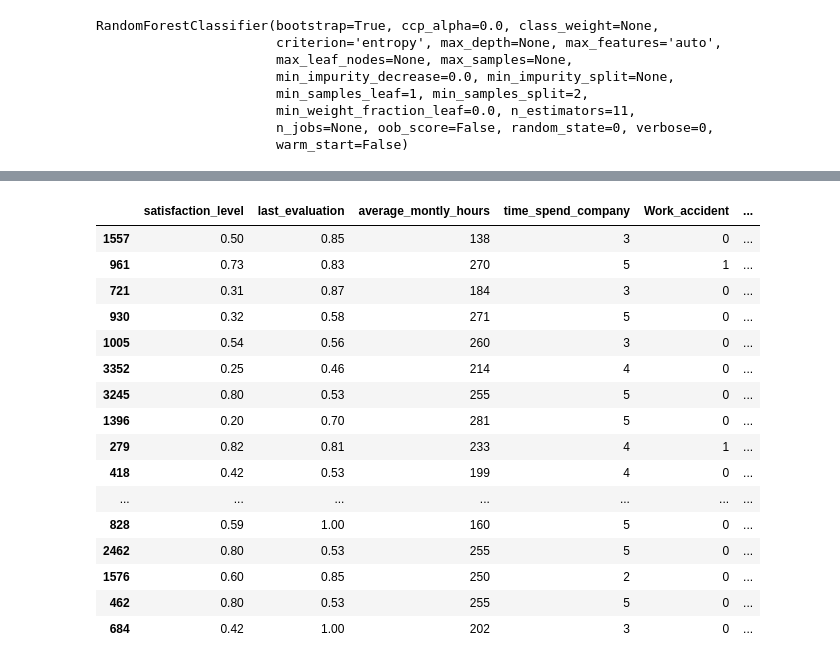
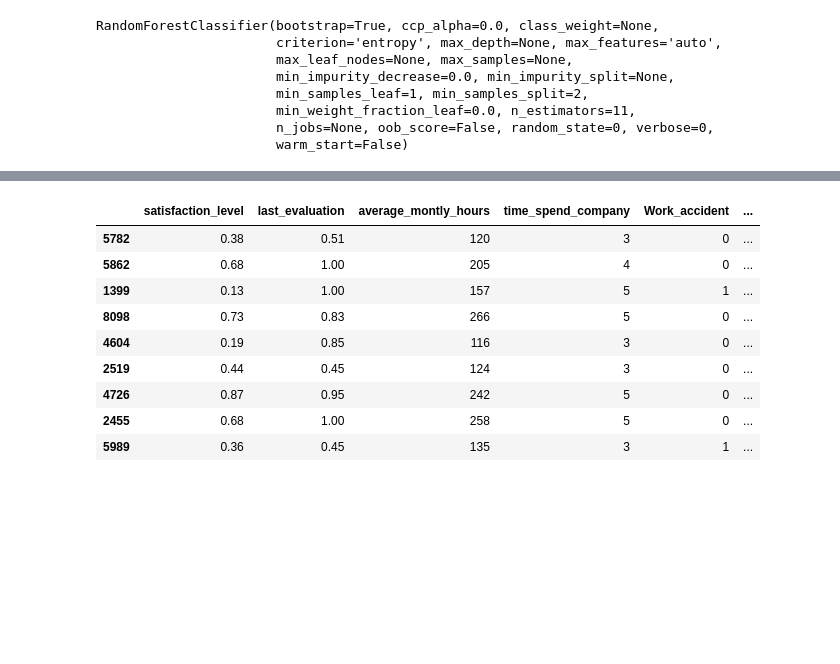
Before and after one commit to emetowinner/DataScience, a Jupyter notebook: Hash Analyst Internship/Phase1_Project/Employee Attrition .ipynb, the cells around one changed output, grey strips where cells are left out. Saved outputs shown, nothing was run; the diff lists cells and outputs as text; code cells hidden in the pictures; blank space fills up the shorter version.

Commit message:
updated employee attrition model

```diff
--- a/Hash Analyst Internship/Phase1_Project/Employee Attrition .ipynb
+++ b/Hash Analyst Internship/Phase1_Project/Employee Attrition .ipynb
@@ -165,6 +163,6 @@ array([1, 1, 1, ..., 0, 0, 0], dtype=int64)
 # %%
 # Split dataset into train and test set
-X_train, X_test, Y_train, Y_test = train_test_split(X,Y,test_size=0.40,random_state=0)
+X_train, X_test, Y_train, Y_test = train_test_split(X,Y,test_size=0.20,random_state=0)
 
 #Create the Random Forest model and fitting the data
 classifier  = RandomForestClassifier(n_estimators=11, criterion='entropy', random_state=0)
@@ -202,7 +200,7 @@ X1 = total_employees[["satisfaction_level","last_evaluation","average_montly_hou
 Y1 = total_employees["left_company"]
 
 # Split dataset into train and test set
-X_train1, X_test1, Y_train1, Y_test1 = train_test_split(X1,Y1,test_size=0.40,random_state=0)
+X_train1, X_test1, Y_train1, Y_test1 = train_test_split(X1,Y1,test_size=0.20,random_state=0)
 
 employee_prone_to_leave = pd.DataFrame(X_test1)
 employee_prone_to_leave["left_company"]  = Y_test1
@@ -225,23 +223,16 @@ employee_prone_to_leave
 # %%
 # Predicting employees that will leave the company
-leaving = employee_prone_to_leave[(employee_prone_to_leave["predicted"] == 1) & (employee_prone_to_leave["left_company"] != "YES") ]
+leaving = employee_prone_to_leave[(employee_prone_to_leave["predicted"] == 1) & (employee_prone_to_leave["left_company"] == "NO") ]
 leaving.to_csv("Employees prone to leave.csv")
 leaving
 # %% [output]
 |  | satisfaction_level | last_evaluation | average_montly_hours | time_spend_company | Work_accident | ... |
-| 1557 | 0.50 | 0.85 | 138 | 3 | 0 | ... |
-| 961 | 0.73 | 0.83 | 270 | 5 | 1 | ... |
-| 721 | 0.31 | 0.87 | 184 | 3 | 0 | ... |
-| 930 | 0.32 | 0.58 | 271 | 5 | 0 | ... |
-| 1005 | 0.54 | 0.56 | 260 | 3 | 0 | ... |
-| 3352 | 0.25 | 0.46 | 214 | 4 | 0 | ... |
-| 3245 | 0.80 | 0.53 | 255 | 5 | 0 | ... |
-| 1396 | 0.20 | 0.70 | 281 | 5 | 0 | ... |
-| 279 | 0.82 | 0.81 | 233 | 4 | 1 | ... |
-| 418 | 0.42 | 0.53 | 199 | 4 | 0 | ... |
-| ... | ... | ... | ... | ... | ... | ... |
-| 828 | 0.59 | 1.00 | 160 | 5 | 0 | ... |
-| 2462 | 0.80 | 0.53 | 255 | 5 | 0 | ... |
-| 1576 | 0.60 | 0.85 | 250 | 2 | 0 | ... |
-| 462 | 0.80 | 0.53 | 255 | 5 | 0 | ... |
-| 684 | 0.42 | 1.00 | 202 | 3 | 0 | ... |
+| 5782 | 0.38 | 0.51 | 120 | 3 | 0 | ... |
+| 5862 | 0.68 | 1.00 | 205 | 4 | 0 | ... |
+| 1399 | 0.13 | 1.00 | 157 | 5 | 1 | ... |
+| 8098 | 0.73 | 0.83 | 266 | 5 | 0 | ... |
+| 4604 | 0.19 | 0.85 | 116 | 3 | 0 | ... |
+| 2519 | 0.44 | 0.45 | 124 | 3 | 0 | ... |
+| 4726 | 0.87 | 0.95 | 242 | 5 | 0 | ... |
+| 2455 | 0.68 | 1.00 | 258 | 5 | 0 | ... |
+| 5989 | 0.36 | 0.45 | 135 | 3 | 1 | ... |
```
Also changed, not shown: parts of 7 cells of this notebook, 2 other files.
